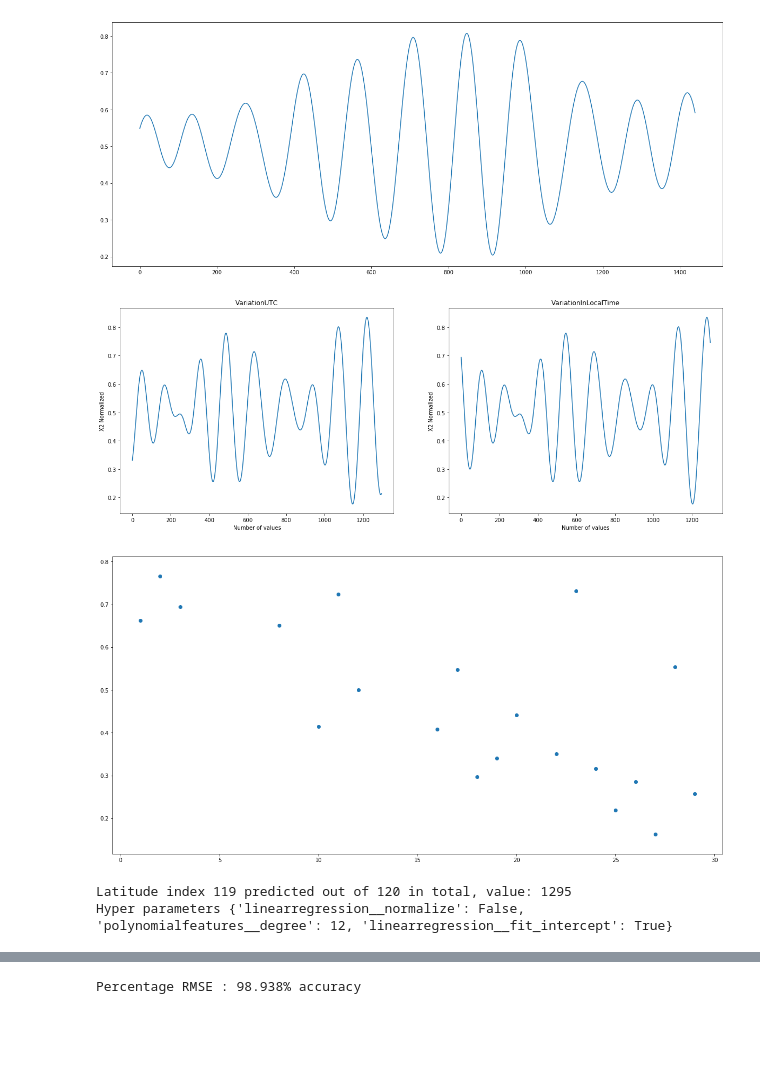
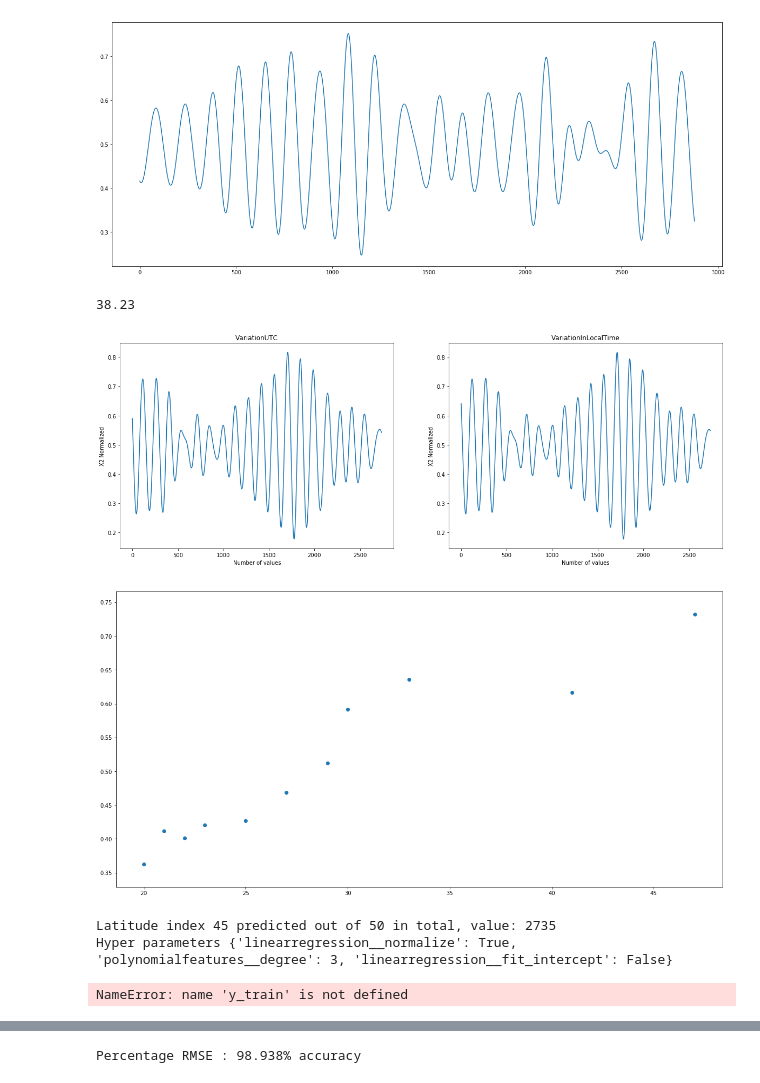
Before and after one commit to Pierre-LaurentC/IonosphericSignalRecontruction, a Jupyter notebook: SignalReconstruction.ipynb, the cells around one changed output, grey strips where cells are left out. Drawn from its saved outputs; the diff is of its cells as text; code cells hidden in the pictures; blank space fills up the shorter version.

```diff
--- a/SignalReconstruction.ipynb
+++ b/SignalReconstruction.ipynb
@@ -17,16 +17,16 @@ quietDays = np.array(eng.quiet())
 # Quiet days from 2009/09/5 to 2009/09/19
 # quietDays[1580-1] = 2009/09/14
 
-year = np.int16(quietDays[1580-1][0])
-month = np.int16(quietDays[1580-1][1])
-day = np.int16(quietDays[1580-1][2])
+year = np.int16(quietDays[1572-1][0])
+month = np.int16(quietDays[1572-1][1])
+day = np.int16(quietDays[1572-1][2])
 # year = 2010
 # month = 9
 # day = 6
 hour = 0
 minute = 0
 second = 0
-numberOfDaysWithData = 10
+numberOfDaysWithData = 20
 
 
 startDateMatlab = [year, month, day, hour, minute, second]
@@ -104,7 +104,7 @@ def IndicatorCalculation(dataSt, timeshift, currentDate):
 
     b=eng.igrf(matlab.double([stLongeo]), matlab.double([stLatgeo]), matlab.double([stAlt]), matlab.double([currentDateMatlab]), nargout=4)
 
-    ratio = ((math.sqrt(pow(x1, 2)+pow(y1, 2)+pow(z1, 2)))/b[3])-1
+    ratio = ((math.sqrt(pow(x1, 2)+pow(y1, 2)+pow(z1, 2)))/b[3])
 #     weight = gaussian(ratio, 1, 0)
     return np.round(x2,10), ratio
 # %%
@@ -214,14 +213,14 @@ def ManuallyNormalizeData01():
 # NormalizeData01()
 ManuallyNormalizeData01()
 # %%
-y = np.array(normalized01StationIndicatorVariation["clf"])
+y = np.array(normalized01StationIndicatorVariation["gui"])
 x = np.arange(0, y.shape[0])
 fig= plt.figure(figsize=(20,8))
 axes= fig.add_axes([0.8,0.8,0.8,0.8])
 axes.plot(x,y)
 plt.show()
 # %% [output]
-[figure, old version]
+[figure, new version]
 # %%
 def indexValueOnLocalTime(array, st, i):
     numberOfValuesLong = array.shape[1]
@@ -269,6 +288,10 @@ def makeIndicatorVariationArray(normalizedGauss, normalizedScaler):
                     None
 
 makeIndicatorVariationArray(False,True)
+# %%
+print stationsOut['box'].get("longeo")
+# %% [output]
+38.23
 # %%
 indicatorVariationArrayResized = np.empty([latMax-latMin, numberOfValues-(numberOfValues/numberOfDaysWithData)])
 indicatorVariationArrayLocalTimeResized = np.empty([latMax-latMin, numberOfValues-(numberOfValues/numberOfDaysWithData)])
@@ -288,23 +311,23 @@ for i in range(latMin+90, latMax+90):
 indicatorVariationArrayLocalTime = np.empty_like(indicatorVariationArrayLocalTimeResized)
 indicatorVariationArrayLocalTime=indicatorVariationArrayLocalTimeResized[:]
 # %%
-stationLat = 133
+stationLat = 46+90
 fig, (ax1, ax2) = plt.subplots(1, 2)
 fig.set_size_inches(20,7)
 x = np.arange(0,indicatorVariationArray[abs(stationLat-90)-latMin].shape[0],1)
 x1 = np.arange(0,indicatorVariationArrayLocalTime[abs(stationLat-90)-latMin].shape[0],1)
 ax1.set_title("VariationUTC")
 ax2.set_title("VariationInLocalTime")
 ax2.plot(indicatorVariationArrayLocalTime[abs(stationLat-90)-latMin].reshape(indicatorVariationArrayLocalTime[abs(stationLat-90)-latMin].shape[0],1))
 ax1.plot(indicatorVariationArray[abs(stationLat-90)-latMin].reshape(indicatorVariationArray[abs(stationLat-90)-latMin].shape[0],1))
 
 ax1.set_xlabel("Number of values")
 ax1.set_ylabel("X2 Normalized")
 ax2.set_xlabel("Number of values")
 ax2.set_ylabel("X2 Normalized")
 plt.show(fig)
 fig.savefig("VariationUTC_LocalTime.png")
 # %% [output]
-[figure, old version]
+[figure, new version]
 # %%
 # REMOVE LATITUDES VALUES FOR TESTING PURPOSE ONLY
@@ -320,15 +346,15 @@ indicatorVariationArrayLocalTime[latitudeToRemove-latMin]=np.full(indicatorVaria
 indicatorLatVariation = np.array([])
 xLat =  np.array([])
 for i in range(0, indicatorVariationArray.shape[0]):
-    indicatorLatVariation = np.append(indicatorLatVariation, indicatorVariationArray[i][500])
+    indicatorLatVariation = np.append(indicatorLatVariation, indicatorVariationArrayLocalTime[i][800])
 
-xLat = np.arange(0, indicatorVariationArray.shape[0], 1)
+xLat = np.arange(latMin, latMax, 1)
 fig, ax1 = plt.subplots()
-
-ax1.scatter(xLat, indicatorLatVariation.reshape(indicatorLatVariation.shape[0], 1))
+plotArray = np.flip(indicatorLatVariation)
+ax1.scatter(xLat, plotArray.reshape(indicatorLatVariation.shape[0], 1))
 fig.set_size_inches(20,10)
 # %% [output]
-[figure, old version]
+[figure, new version]
 # %%
 ReconstructedArray = np.array([])
 predictionArray = np.array([])
@@ -345,13 +371,13 @@ def PredictIndicatorForAllLatitudes(baseArray):
         if math.isnan(baseArray[i][5]):
             for y in range(5,baseArray.shape[1]):
                 clear_output(wait=True)
-                print("Latitude index {} predicted out of {} in total, value: {}".format(i, baseArray.shape[0],y))
+                print("Latitude index {} predicted out of {} in total, value: {}".format(i+latMin, baseArray.shape[0]+latMin,y))
                 print("Hyper parameters {}".format(modelTuned))
                 specificLatitudeTimePrediction[y] = GetIndicatorLongPrediction(i,y,modelTuned,predictionArray)
             predictionArray[i] = specificLatitudeTimePrediction
     return predictionArray
 
-ReconstructedArray = PredictIndicatorForAllLatitudes(indicatorVariationArrayIncreasedResolution)
+ReconstructedArray = PredictIndicatorForAllLatitudes(indicatorVariationArrayLocalTime)
 # %% [output]
-Latitude index 119 predicted out of 120 in total, value: 1295
-Hyper parameters {'linearregression__normalize': False, 'polynomialfeatures__degree': 12, 'linearregression__fit_intercept': True}
+Latitude index 45 predicted out of 50 in total, value: 2735
+Hyper parameters {'linearregression__normalize': True, 'polynomialfeatures__degree': 3, 'linearregression__fit_intercept': False}
@@ -358,3 +400,22 @@ Hyper parameters {'linearregression__normalize': False, 'polynomialfeatures__deg
+# %%
+num_units = 4
+activation_function = 'sigmoid'
+optimizer = 'adam'
+loss_function = 'mean_squared_error'
+batch_size = 5
+num_epochs = 100
+
+regressor = Sequential()
+
+regressor.add(LSTM(units=num_units, activation=activation_function, input_shape=(indicatorVariationArrayLocalTime.shape[0],indicatorVariationArrayLocalTime.shape[1])))
+
+regressor.add(Dense(units=1))
+
+regressor.compile(optimizer=optimizer, loss=loss_function)
+
+regressor.fit(indicatorVariationArrayLocalTime, y_train, batch_size=batch_size, epochs=num_epochs)
+# %% [output]
+NameError: name 'y_train' is not defined
 # %%
 def IncreaseLatitudeResolution(array,resolutionValue):
     insertionArray = np.full((array.shape[0]*resolutionValue,array.shape[1]),np.nan)
```
Also changed, not shown: parts of 14 cells of this notebook, 3 other files.
